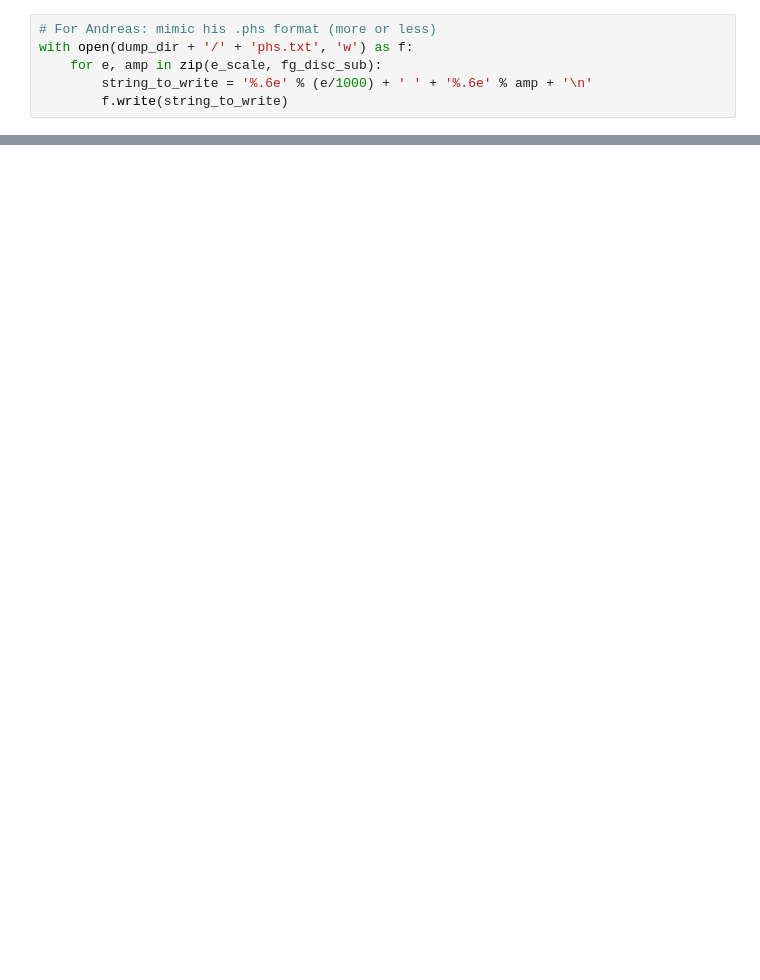
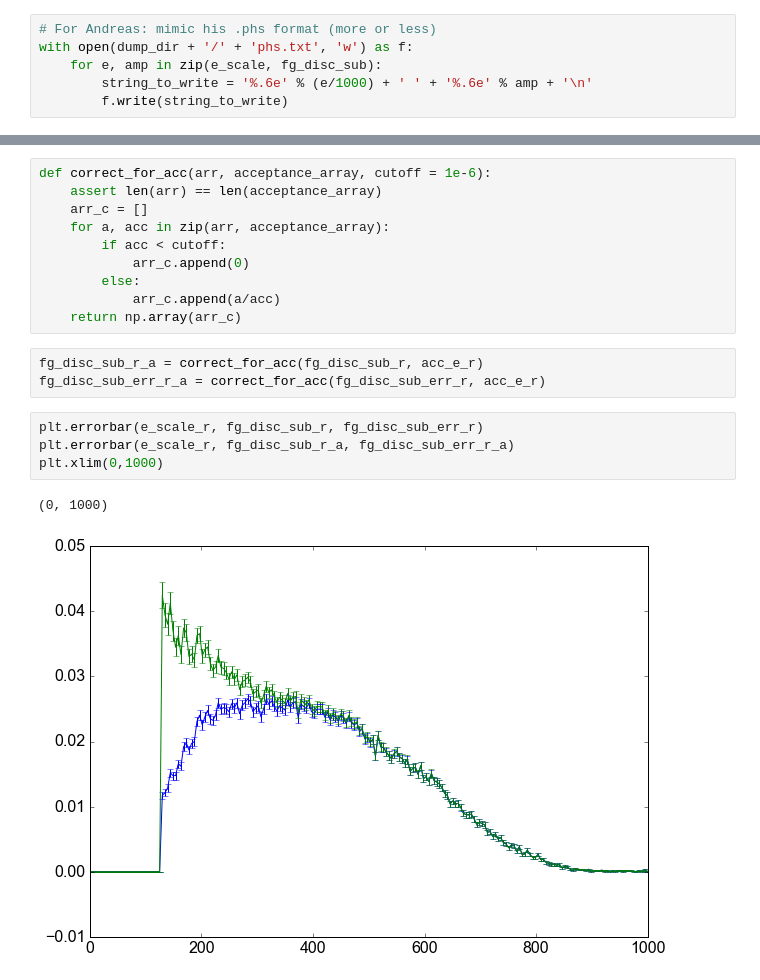
Before and after one commit to XENON1T/PTB, a Jupyter notebook: 08_dump_ascii_file.ipynb, the cells around one changed output, grey strips where cells are left out. Saved outputs shown, nothing was run; the diff lists cells and outputs as text; blank space fills up the shorter version.

```diff
--- a/08_dump_ascii_file.ipynb
+++ b/08_dump_ascii_file.ipynb
@@ -29,0 +66,20 @@ plt.axvline(130)
+# %%
+def correct_for_acc(arr, acceptance_array, cutoff = 1e-6):
+    assert len(arr) == len(acceptance_array)
+    arr_c = []
+    for a, acc in zip(arr, acceptance_array):
+        if acc < cutoff:
+            arr_c.append(0)
+        else:
+            arr_c.append(a/acc)
+    return np.array(arr_c)
+# %%
+fg_disc_sub_r_a = correct_for_acc(fg_disc_sub_r, acc_e_r)
+fg_disc_sub_err_r_a = correct_for_acc(fg_disc_sub_err_r, acc_e_r)
+# %%
+plt.errorbar(e_scale_r, fg_disc_sub_r, fg_disc_sub_err_r)
+plt.errorbar(e_scale_r, fg_disc_sub_r_a, fg_disc_sub_err_r_a)
+plt.xlim(0,1000)
+# %% [output]
+(0, 1000)
+[figure, added]
```
Also changed, not shown: parts of 9 cells of this notebook, 17 other files.
